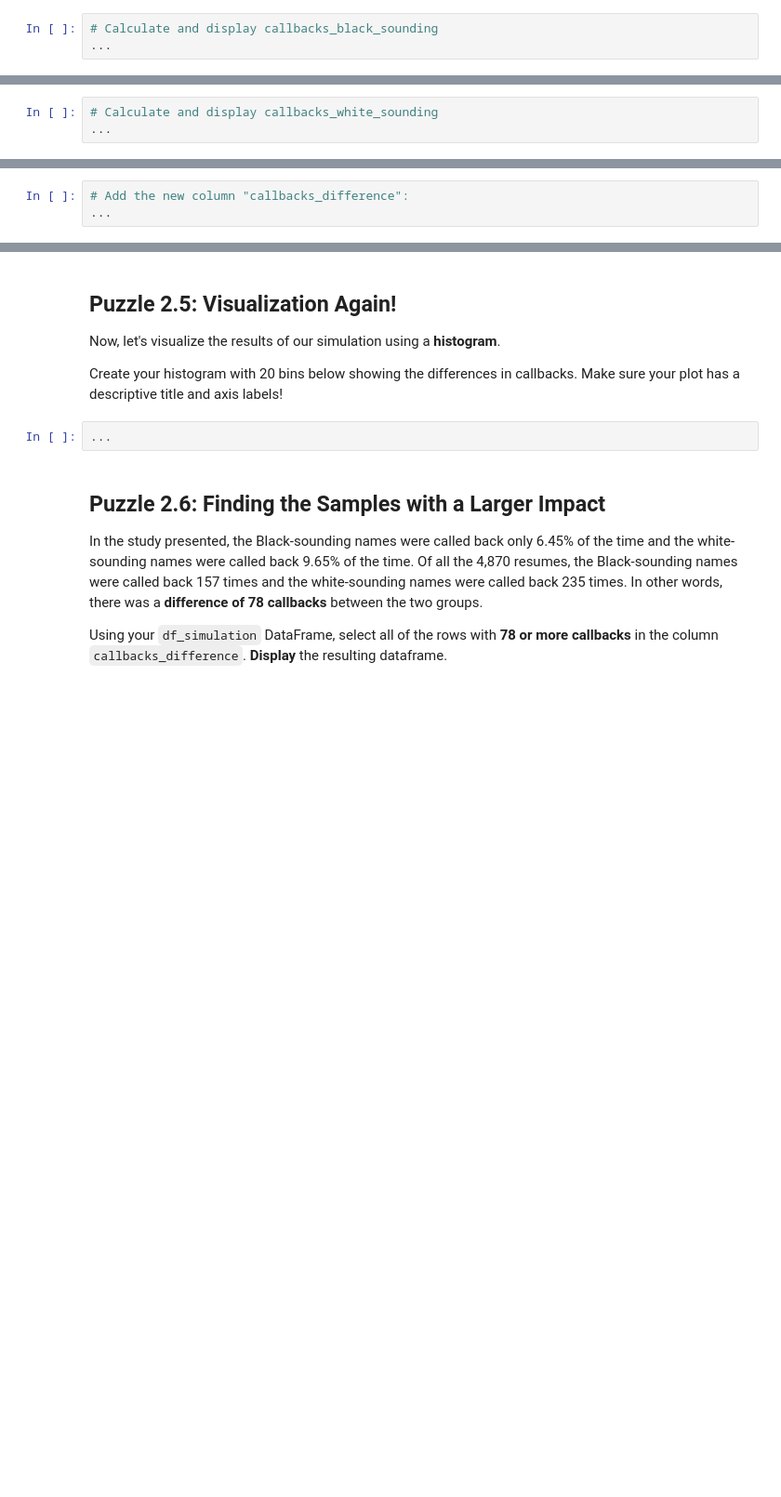
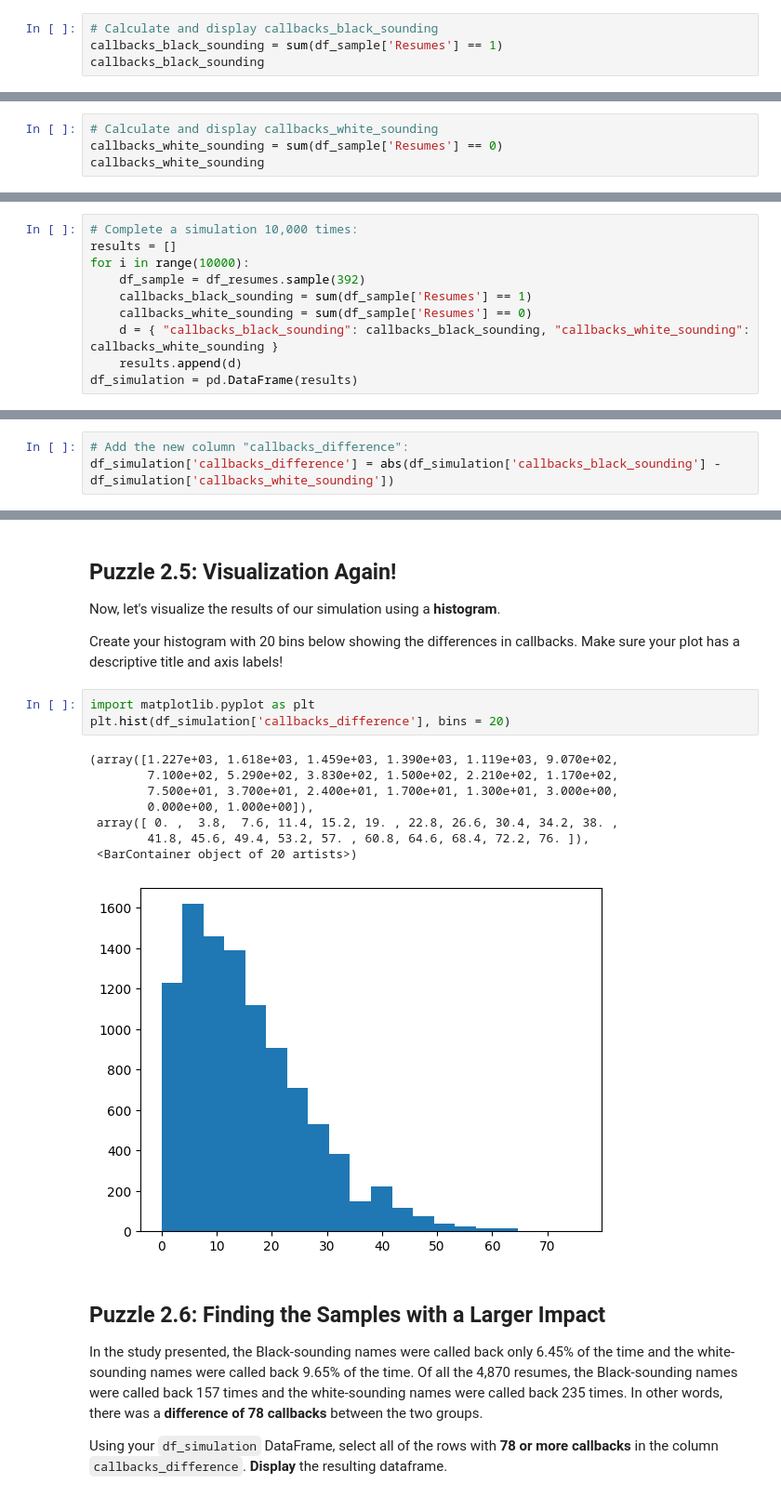
Before and after one commit to JoshuaMorales1245/Personal-Projects, a Jupyter notebook: lab_justice/lab_justice.ipynb, the cells around one changed output, grey strips where cells are left out. Shown at 93% size. Drawn from its saved outputs; the diff is of its cells as text; blank space fills up the shorter version.

```diff
--- a/lab_justice/lab_justice.ipynb
+++ b/lab_justice/lab_justice.ipynb
@@ -225,3 +302,4 @@ Make sure to **display your results.**
 # %%
 # Calculate and display callbacks_black_sounding
-...
+callbacks_black_sounding = sum(df_sample['Resumes'] == 1)
+callbacks_black_sounding
@@ -228,3 +308,4 @@ Make sure to **display your results.**
 # %%
 # Calculate and display callbacks_white_sounding
-...
+callbacks_white_sounding = sum(df_sample['Resumes'] == 0)
+callbacks_white_sounding
@@ -262,2 +344,12 @@ Store the result of 10,000 simulations in a DataFrame called `df_simulation`:
+# %%
+# Complete a simulation 10,000 times:
+results = []
+for i in range(10000):
+    df_sample = df_resumes.sample(392)
+    callbacks_black_sounding = sum(df_sample['Resumes'] == 1)
+    callbacks_white_sounding = sum(df_sample['Resumes'] == 0)
+    d = { "callbacks_black_sounding": callbacks_black_sounding, "callbacks_white_sounding": callbacks_white_sounding }
+    results.append(d)
+df_simulation = pd.DataFrame(results)
 # %%
 # Display the result of the simulation:
@@ -295,7 +403,7 @@ Add a new column to your simulation DataFrame called `callbacks_difference` that
 *Hint: Use the function `abs()` to get the absolute value of a number, or in this case, the absolute value of the difference between the two groups.*
 # %%
 # Add the new column "callbacks_difference":
-...
+df_simulation['callbacks_difference'] = abs(df_simulation['callbacks_black_sounding'] - df_simulation['callbacks_white_sounding'])
 # %% [markdown]
 ### 🔬 Test Case Checkpoint 🔬
 # %%
@@ -317,8 +427,18 @@ print(f"{tada} All tests passed! {tada}")
 Now, let's visualize the results of our simulation using a **histogram**.
 
 Create your histogram with 20 bins below showing the differences in callbacks. Make sure your plot has a descriptive title and axis labels!
-# %%
-...
+# %%
+import matplotlib.pyplot as plt
+plt.hist(df_simulation['callbacks_difference'], bins = 20)
+# %% [output]
+(array([1.227e+03, 1.618e+03, 1.459e+03, 1.390e+03, 1.119e+03, 9.070e+02,
+        7.100e+02, 5.290e+02, 3.830e+02, 1.500e+02, 2.210e+02, 1.170e+02,
+        7.500e+01, 3.700e+01, 2.400e+01, 1.700e+01, 1.300e+01, 3.000e+00,
+        0.000e+00, 1.000e+00]),
+ array([ 0. ,  3.8,  7.6, 11.4, 15.2, 19. , 22.8, 26.6, 30.4, 34.2, 38. ,
+        41.8, 45.6, 49.4, 53.2, 57. , 60.8, 64.6, 68.4, 72.2, 76. ]),
+ <BarContainer object of 20 artists>)
+[figure, added]
 # %% [markdown]
 ## Puzzle 2.6: Finding the Samples with a Larger Impact
 
```
Also changed, not shown: parts of 34 cells of this notebook.
